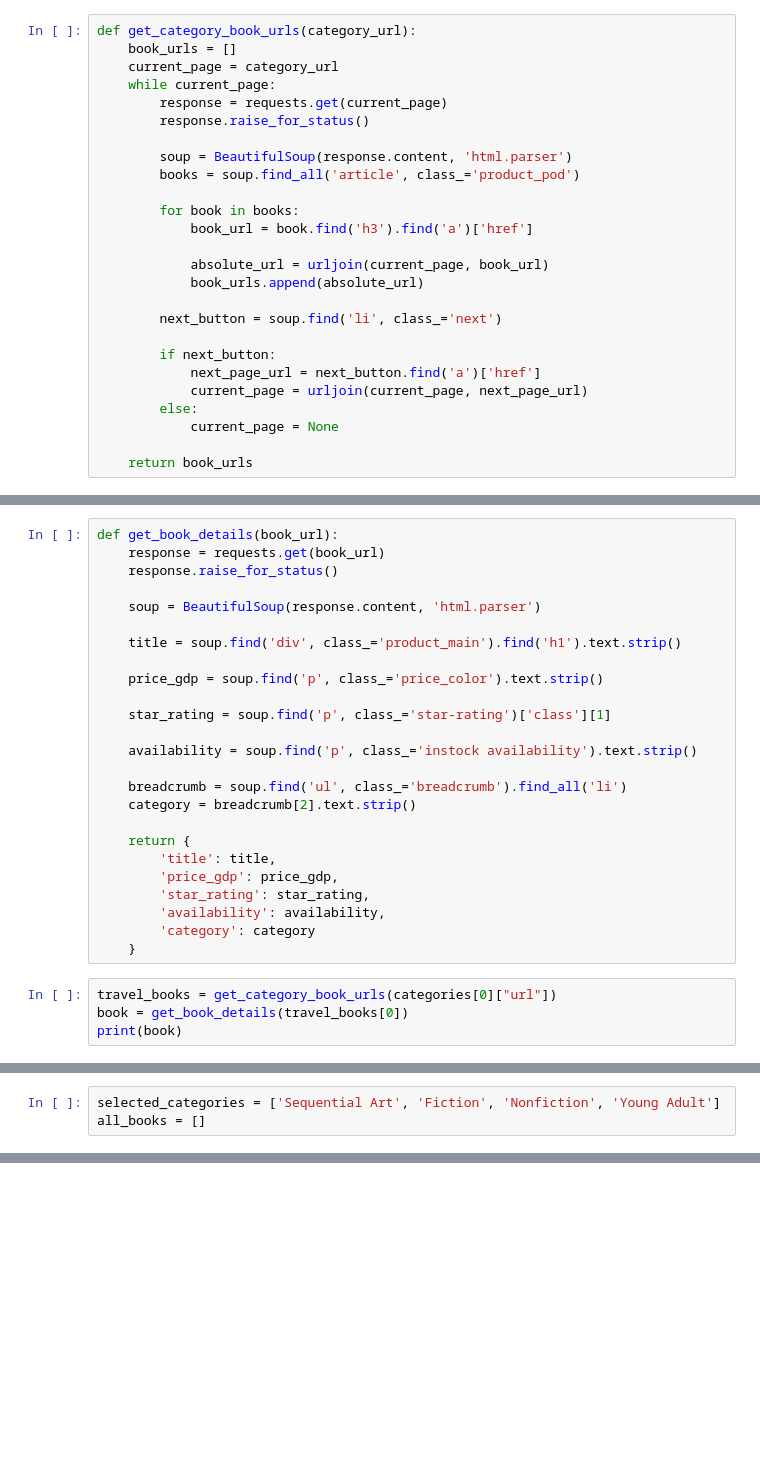
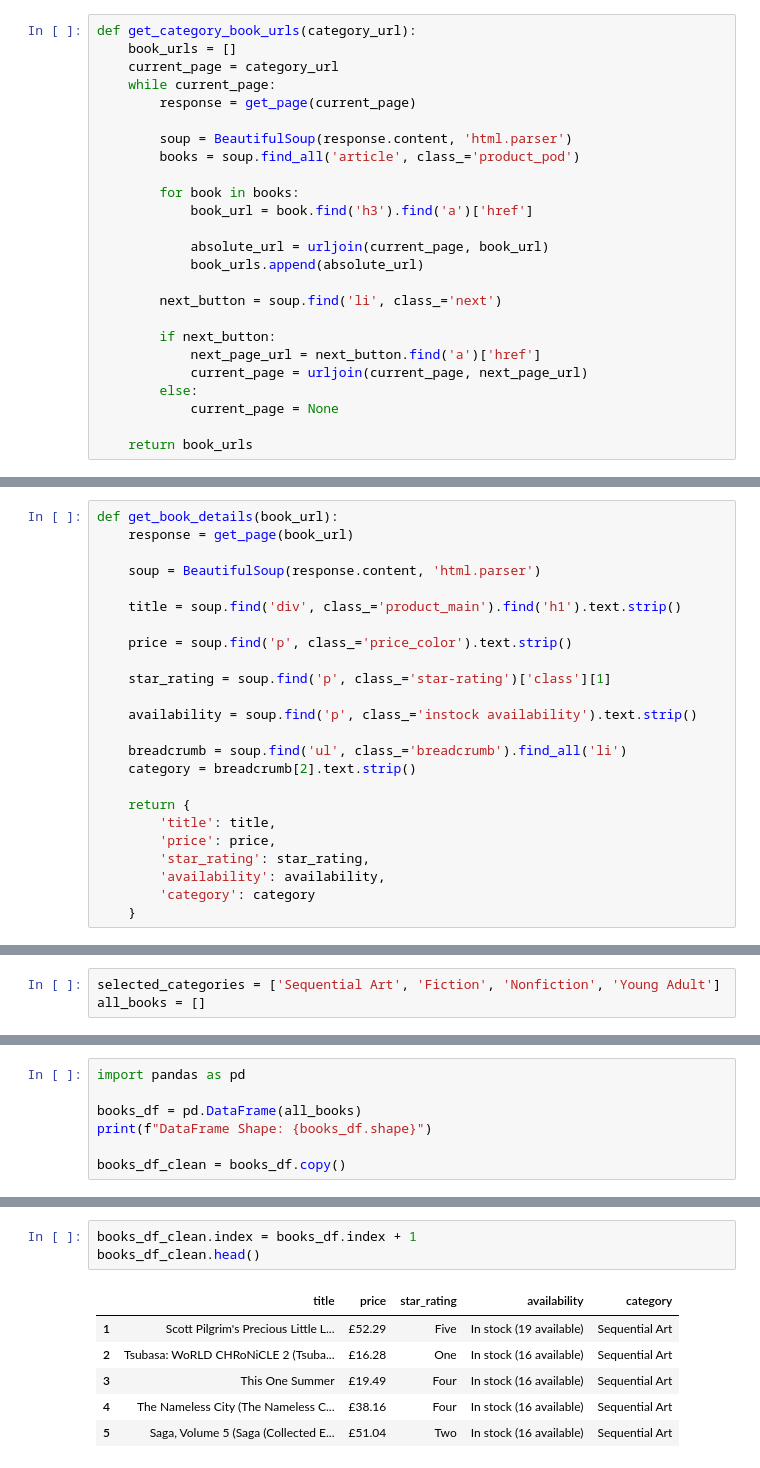
Before and after one commit to pothireddyvishnu/Zepto_Data_AI_Platform, a Jupyter notebook: data_pipeline/zepto_catalog_workflow.ipynb, the cells around one changed output, grey strips where cells are left out. Drawn from its saved outputs; the diff is of its cells as text; blank space fills up the shorter version.

```diff
--- a/data_pipeline/zepto_catalog_workflow.ipynb
+++ b/data_pipeline/zepto_catalog_workflow.ipynb
@@ -71,8 +88,7 @@ def get_category_book_urls(category_url):
     book_urls = []
     current_page = category_url
     while current_page:
-        response = requests.get(current_page)
-        response.raise_for_status()
+        response = get_page(current_page)
 
         soup = BeautifulSoup(response.content, 'html.parser')
         books = soup.find_all('article', class_='product_pod')
@@ -121,13 +135,12 @@ Number of Books in Each Category:
 # %%
 def get_book_details(book_url):
-    response = requests.get(book_url)
-    response.raise_for_status()
+    response = get_page(book_url)
 
     soup = BeautifulSoup(response.content, 'html.parser')
 
     title = soup.find('div', class_='product_main').find('h1').text.strip()
 
-    price_gdp = soup.find('p', class_='price_color').text.strip()
+    price = soup.find('p', class_='price_color').text.strip()
 
     star_rating = soup.find('p', class_='star-rating')['class'][1]
 
@@ -138,12 +151,8 @@ def get_book_details(book_url):
 
     return {
         'title': title,
-        'price_gdp': price_gdp,
+        'price': price,
         'star_rating': star_rating,
         'availability': availability,
         'category': category
     }
-# %%
-travel_books = get_category_book_urls(categories[0]["url"])
-book = get_book_details(travel_books[0])
-print(book)
@@ -169,0 +185,7 @@ Total number of books collected: 304
+# %%
+import pandas as pd
+
+books_df = pd.DataFrame(all_books)
+print(f"DataFrame Shape: {books_df.shape}")
+
+books_df_clean = books_df.copy()
@@ -169,0 +194,10 @@ Total number of books collected: 304
+# %%
+books_df_clean.index = books_df.index + 1
+books_df_clean.head()
+# %% [output]
+|  | title | price | star_rating | availability | category |
+| 1 | Scott Pilgrim's Precious Little L... | £52.29 | Five | In stock (19 available) | Sequential Art |
+| 2 | Tsubasa: WoRLD CHRoNiCLE 2 (Tsuba... | £16.28 | One | In stock (16 available) | Sequential Art |
+| 3 | This One Summer | £19.49 | Four | In stock (16 available) | Sequential Art |
+| 4 | The Nameless City (The Nameless C... | £38.16 | Four | In stock (16 available) | Sequential Art |
+| 5 | Saga, Volume 5 (Saga (Collected E... | £51.04 | Two | In stock (16 available) | Sequential Art |
```
Also changed, not shown: parts of 67 cells of this notebook, 1 other file.
